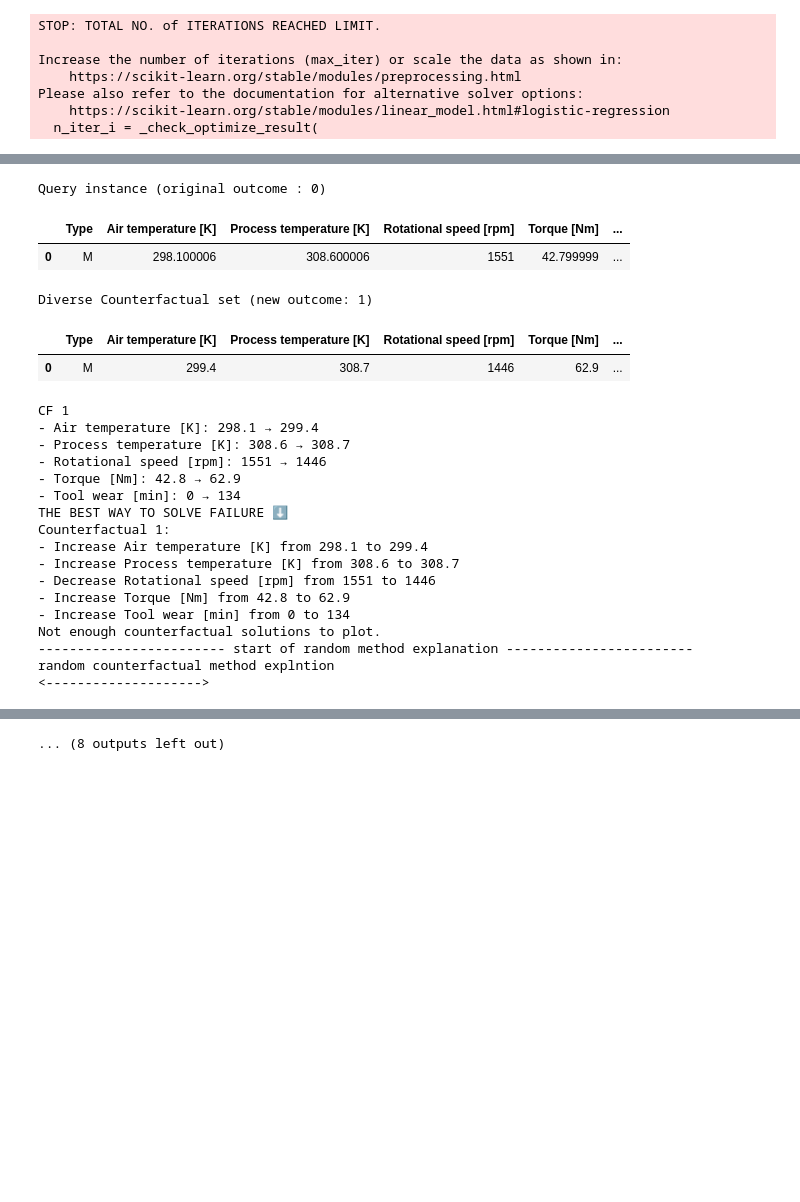
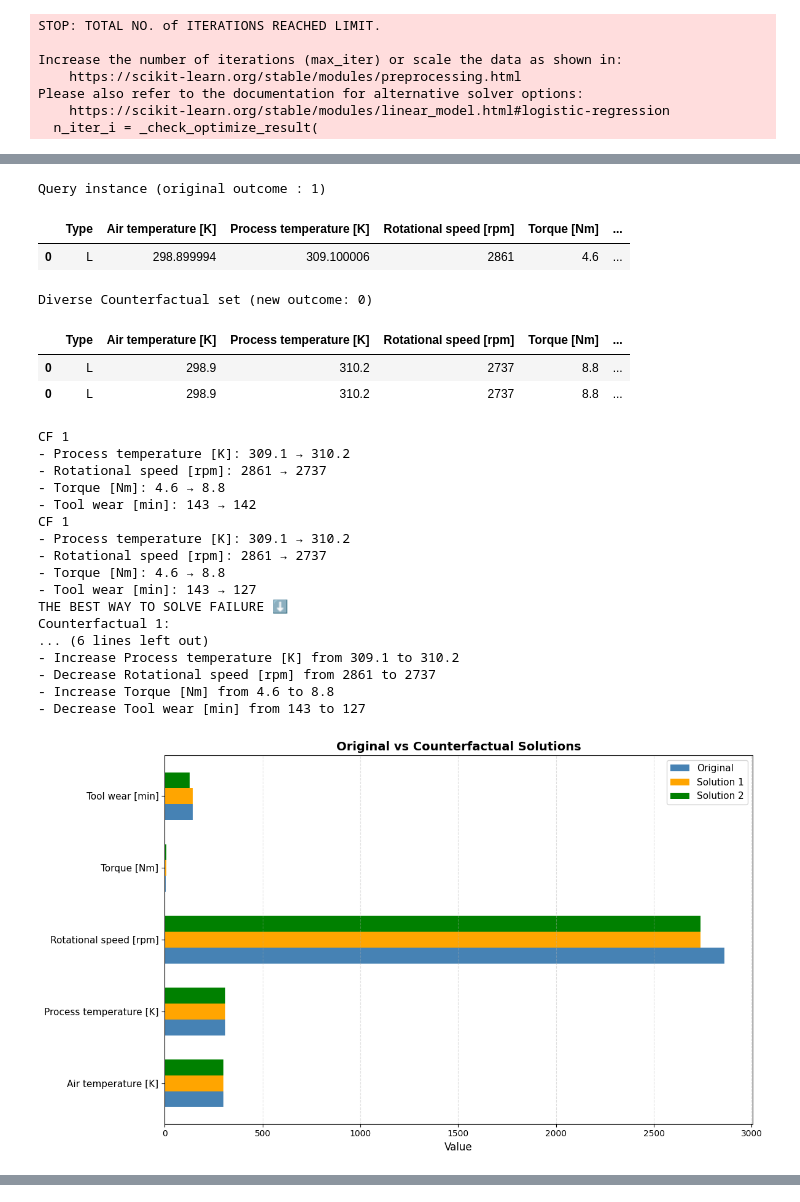
Before and after one commit to ziadehab338/counterfactual-industrial-monitoring, a Jupyter notebook: notebooks/baseline_model.ipynb, the cells around one changed output, grey strips where cells are left out. Saved outputs shown, nothing was run; the diff lists cells and outputs as text; code cells hidden in the pictures; blank space fills up the shorter version.

```diff
--- a/notebooks/baseline_model.ipynb
+++ b/notebooks/baseline_model.ipynb
@@ -17,20 +17,15 @@ failure_types={'TWF,HDF,PWF,OSF,RNF'}
 X = dataset[features_to_keep]
 y = dataset['Machine failure'].values
 ## model to predict if there will be a failure or not
-from sklearn.compose import ColumnTransformer
-from sklearn.preprocessing import OneHotEncoder
 ct = ColumnTransformer(
     transformers=[("encoder", OneHotEncoder(drop="first", handle_unknown="ignore"), ["Type"])],
     remainder="passthrough"
 )
 X = ct.fit_transform(X)
-from sklearn.model_selection import train_test_split
 X_train, X_test, y_train, y_test = train_test_split( X, y, test_size=0.2, random_state=1)
-from sklearn.impute import SimpleImputer
 imputer = SimpleImputer(missing_values=np.nan, strategy='mean')
 X_train = imputer.fit_transform(X_train)
 X_test = imputer.transform(X_test)
-from sklearn.linear_model import LogisticRegression
 model = LogisticRegression()
 model.fit(X_train, y_train)
 print("Train Accuracy:", model.score(X_train, y_train))
@@ -159,8 +154,30 @@ def predict_failure_and_type(input_df):
         print("Final Prediction: Failure")
         print("Failure Type:", failure_type_label)
         return 1, failure_type_label
-input_datapoint = dataset.loc[[0], features_to_keep]
+
+def check_risk_level(input_df):
+    input_processed = ct.transform(input_df)
+    input_processed = imputer.transform(input_processed)
+    failure_pred = model.predict(input_processed)[0]
+    failure_prob = model.predict_proba(input_processed)[0][1]
+    if failure_pred == 0:
+        print(f" Machine Failure Probability: {round(failure_prob, 2)}")
+        if failure_prob < 0.3:
+           print("Risk Level: Low")
+        elif failure_prob < 0.7:
+            print("Risk Level: Medium")
+        else:
+            print("Risk Level: High")
+
+    else:
+           print("Failure Detected")
+
+#input_datapoint = dataset.loc[[911], features_to_keep] to check the method on random data point but for faliure onlylook down
+input_datapoint = failure_data.iloc[[0]][features_to_keep]
 status, failure_type = predict_failure_and_type(input_datapoint)
+if status == 0:
+    check_risk_level(input_datapoint)
+
 print ( "gentic counterfactual  method explantion")
 print ("<------------------------>")
 counterfactuals = explainer.generate_counterfactuals(
@@ -344,6 +361,12 @@ if len(cf_df) >= 2:
     plt.grid(axis='x', linestyle='--', alpha=0.4)
     plt.tight_layout()
     plt.show()
+    plt.scatter(cf1_vals, original_row[plot_features].values, color='orange', label='Original')
+    plt.title("the modified data to solve problem",fontsize=14, fontweight='bold' )
+    plt.show()
+    plt.scatter(cf2_vals, original_row[plot_features].values, color='green', label='Original')
+    plt.title("the modified data to solve problem",fontsize=14, fontweight='bold' )
+    plt.show()
 
 else:
     print("Not enough counterfactual solutions to plot.")
@@ -436,6 +459,12 @@ if len(cf_df) >= 2:
     plt.grid(axis='x', linestyle='--', alpha=0.4)
     plt.tight_layout()
     plt.show()
+    plt.scatter(cf1_vals, original_row[plot_features].values, color='orange', label='Original')
+    plt.title("the modified data to solve problem",fontsize=14, fontweight='bold' )
+    plt.show()
+    plt.scatter(cf2_vals, original_row[plot_features].values, color='green', label='Original')
+    plt.title("the modified data to solve problem",fontsize=14, fontweight='bold' )
+    plt.show()
 
 else:
     print("Not enough counterfactual solutions to plot.")
@@ -465,25 +494,27 @@ Final Prediction: No Failure
 gentic counterfactual  method explantion
 <------------------------>
-Query instance (original outcome : 0)
+Query instance (original outcome : 1)
 |  | Type | Air temperature [K] | Process temperature [K] | Rotational speed [rpm] | Torque [Nm] | ... |
-| 0 | M | 298.100006 | 308.600006 | 1551 | 42.799999 | ... |
+| 0 | L | 298.899994 | 309.100006 | 2861 | 4.6 | ... |
-Diverse Counterfactual set (new outcome: 1)
+Diverse Counterfactual set (new outcome: 0)
 |  | Type | Air temperature [K] | Process temperature [K] | Rotational speed [rpm] | Torque [Nm] | ... |
-| 0 | M | 299.4 | 308.7 | 1446 | 62.9 | ... |
+| 0 | L | 298.9 | 310.2 | 2737 | 8.8 | ... |
+| 0 | L | 298.9 | 310.2 | 2737 | 8.8 | ... |
 CF 1
-- Air temperature [K]: 298.1 → 299.4
-- Process temperature [K]: 308.6 → 308.7
-- Rotational speed [rpm]: 1551 → 1446
-- Torque [Nm]: 42.8 → 62.9
-- Tool wear [min]: 0 → 134
+- Process temperature [K]: 309.1 → 310.2
+- Rotational speed [rpm]: 2861 → 2737
+- Torque [Nm]: 4.6 → 8.8
+- Tool wear [min]: 143 → 142
+CF 1
+- Process temperature [K]: 309.1 → 310.2
+- Rotational speed [rpm]: 2861 → 2737
+- Torque [Nm]: 4.6 → 8.8
+- Tool wear [min]: 143 → 127
 THE BEST WAY TO SOLVE FAILURE ⬇️
 Counterfactual 1:
-- Increase Air temperature [K] from 298.1 to 299.4
-- Increase Process temperature [K] from 308.6 to 308.7
-- Decrease Rotational speed [rpm] from 1551 to 1446
-- Increase Torque [Nm] from 42.8 to 62.9
-- Increase Tool wear [min] from 0 to 134
-Not enough counterfactual solutions to plot.
------------------------- start of random method explanation ------------------------
-random counterfactual method explntion
-<-------------------->
+... (6 lines left out)
+- Increase Process temperature [K] from 309.1 to 310.2
+- Decrease Rotational speed [rpm] from 2861 to 2737
+- Increase Torque [Nm] from 4.6 to 8.8
+- Decrease Tool wear [min] from 143 to 127
+[figure, added]
@@ -511 +527,0 @@ Counterfactual 2:
-... (8 outputs left out)
```
Also changed, not shown: parts of 1 cell of this notebook.
